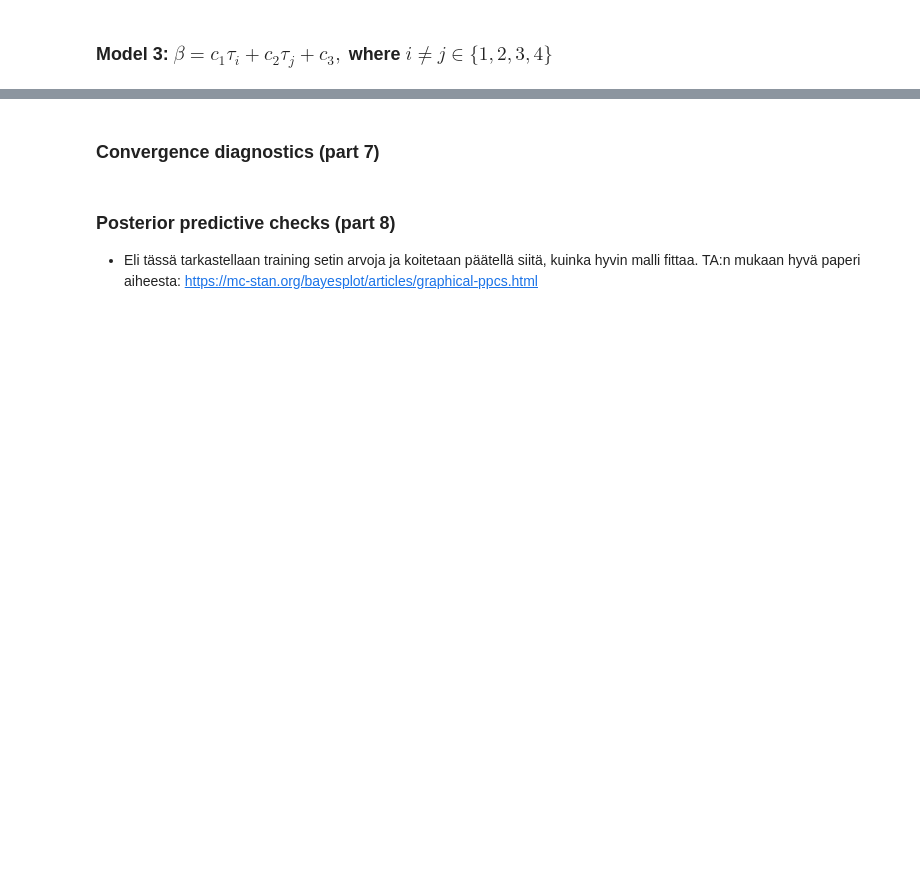
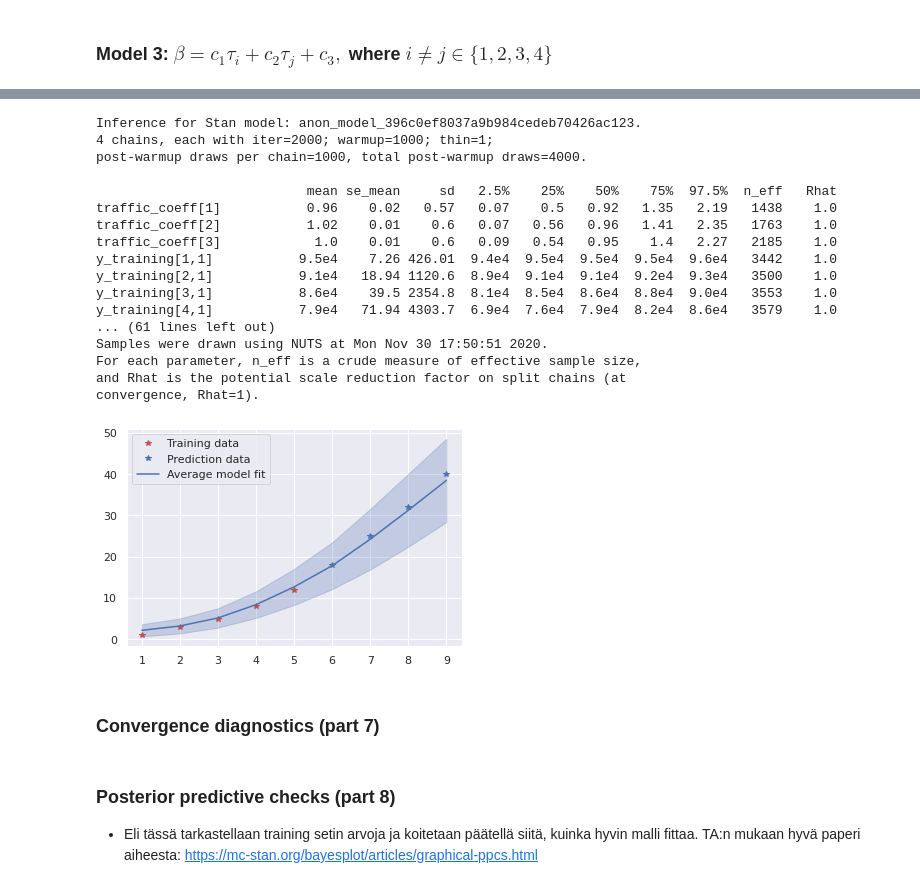
Before and after one commit to tommi-grohn/Corona_Bayesian, a Jupyter notebook: Project_Corona.ipynb, the cells around one changed output, grey strips where cells are left out. Cells and saved outputs as stored; diff of their text form; code cells hidden in the pictures; blank space fills up the shorter version.

```diff
--- a/Project_Corona.ipynb
+++ b/Project_Corona.ipynb
@@ -526,3 +547,28 @@ Using cached StanModel
+# %%
+traffic = np.array(traffic_component_gen(ts, 2, 3, 0.5, True)).reshape(-1,1)
+traffic = np.concatenate([traffic,traffic], axis=1)
+
+traffic_coeff = np.array([2, 0.2, 0.5])
+test_model(seir_data, sm, traffic, traffic_coeff)
+# %% [output]
+Inference for Stan model: anon_model_396c0ef8037a9b984cedeb70426ac123.
+4 chains, each with iter=2000; warmup=1000; thin=1;
+post-warmup draws per chain=1000, total post-warmup draws=4000.
+
+                           mean se_mean     sd   2.5%    25%    50%    75%  97.5%  n_eff   Rhat
+traffic_coeff[1]           0.96    0.02   0.57   0.07    0.5   0.92   1.35   2.19   1438    1.0
+traffic_coeff[2]           1.02    0.01    0.6   0.07   0.56   0.96   1.41   2.35   1763    1.0
+traffic_coeff[3]            1.0    0.01    0.6   0.09   0.54   0.95    1.4   2.27   2185    1.0
+y_training[1,1]           9.5e4    7.26 426.01  9.4e4  9.5e4  9.5e4  9.5e4  9.6e4   3442    1.0
+y_training[2,1]           9.1e4   18.94 1120.6  8.9e4  9.1e4  9.1e4  9.2e4  9.3e4   3500    1.0
+y_training[3,1]           8.6e4    39.5 2354.8  8.1e4  8.5e4  8.6e4  8.8e4  9.0e4   3553    1.0
+y_training[4,1]           7.9e4   71.94 4303.7  6.9e4  7.6e4  7.9e4  8.2e4  8.6e4   3579    1.0
+... (61 lines left out)
+Samples were drawn using NUTS at Mon Nov 30 17:50:51 2020.
+For each parameter, n_eff is a crude measure of effective sample size,
+and Rhat is the potential scale reduction factor on split chains (at
+convergence, Rhat=1).
+[figure, added]
 # %% [markdown]
 ### Convergence diagnostics (part 7)
 # %% [markdown]
```
Also changed, not shown: parts of 20 cells of this notebook, 6 other files.
